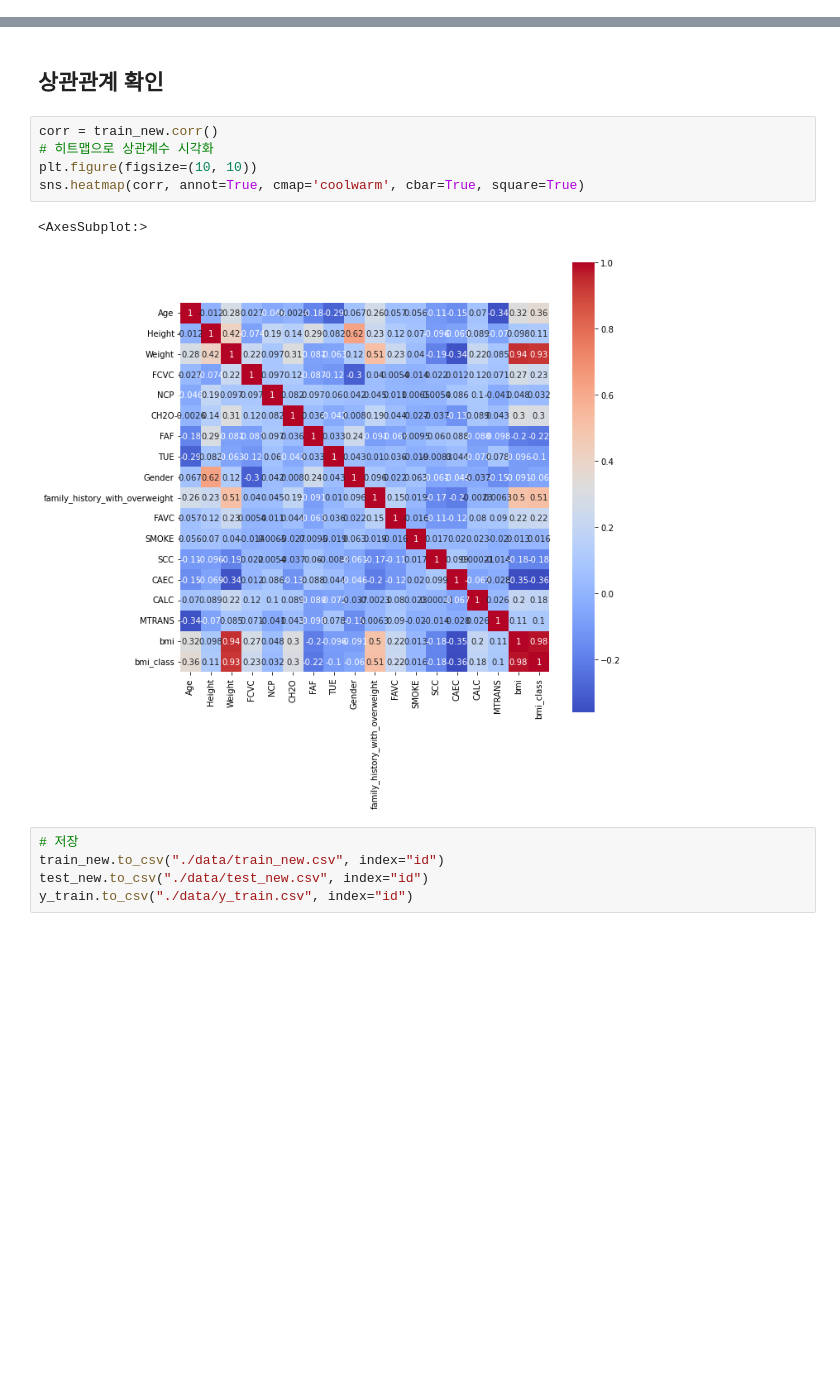
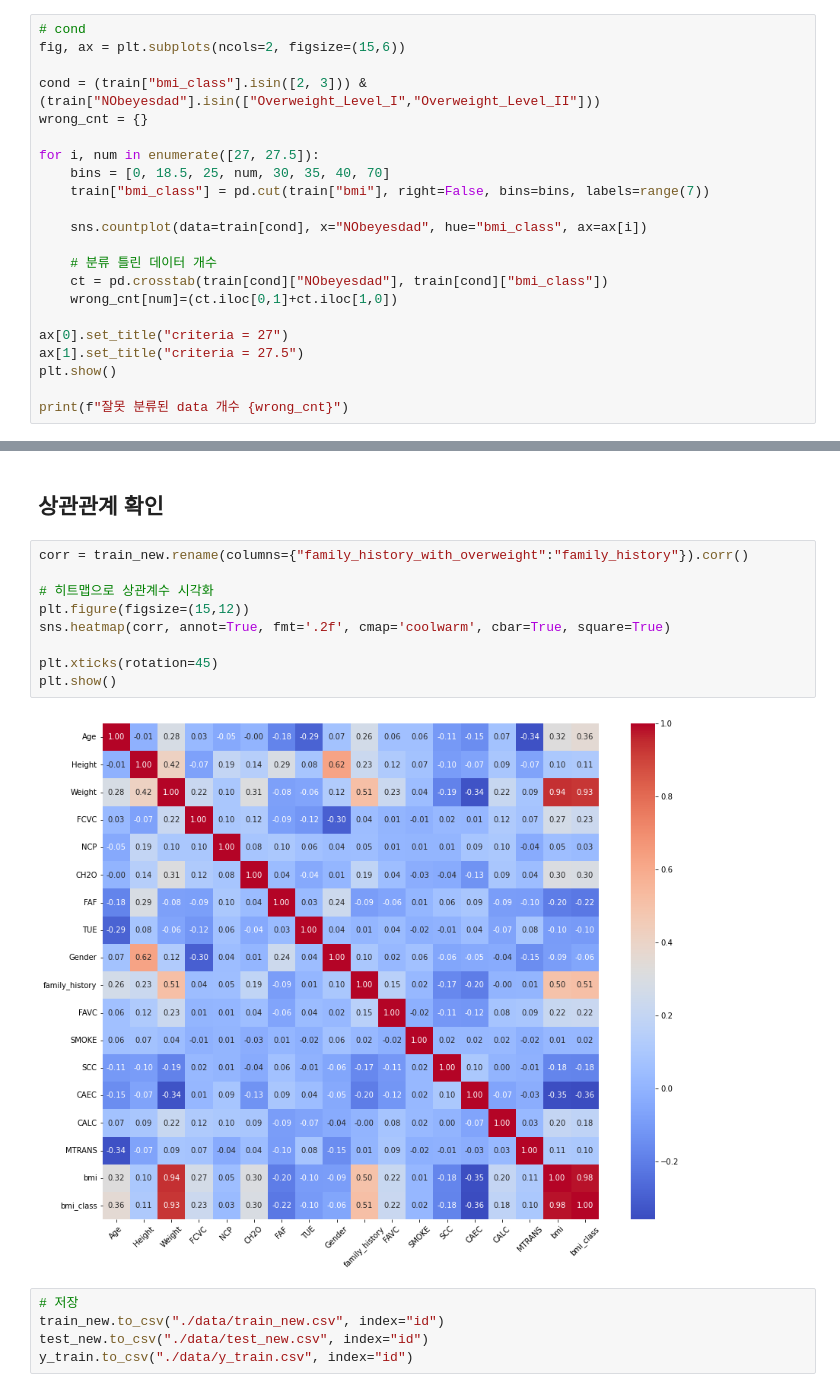
Before and after one commit to h1cho/DAStudy-sun, a Jupyter notebook: HYEWON/Multi-Class Prediction of Obesity Risk_modeling.ipynb, the cells around one changed output, grey strips where cells are left out. Drawn from its saved outputs; the diff is of its cells as text; blank space fills up the shorter version.

```diff
--- a/HYEWON/Multi-Class Prediction of Obesity Risk_modeling.ipynb
+++ b/HYEWON/Multi-Class Prediction of Obesity Risk_modeling.ipynb
@@ -296,0 +299,22 @@ sns.countplot(data=train[(train["bmi_class"]==2)|(train["bmi_class"]==3)], x="NO
+# %%
+# cond
+fig, ax = plt.subplots(ncols=2, figsize=(15,6))
+
+cond = (train["bmi_class"].isin([2, 3])) & (train["NObeyesdad"].isin(["Overweight_Level_I","Overweight_Level_II"]))
+wrong_cnt = {}
+
+for i, num in enumerate([27, 27.5]):
+    bins = [0, 18.5, 25, num, 30, 35, 40, 70]
+    train["bmi_class"] = pd.cut(train["bmi"], right=False, bins=bins, labels=range(7))
+
+    sns.countplot(data=train[cond], x="NObeyesdad", hue="bmi_class", ax=ax[i])
+
+    # 분류 틀린 데이터 개수
+    ct = pd.crosstab(train[cond]["NObeyesdad"], train[cond]["bmi_class"])
+    wrong_cnt[num]=(ct.iloc[0,1]+ct.iloc[1,0])
+
+ax[0].set_title("criteria = 27")
+ax[1].set_title("criteria = 27.5")
+plt.show()
+
+print(f"잘못 분류된 data 개수 {wrong_cnt}")
@@ -351,13 +377,16 @@ test_new
 # %% [markdown]
 ## 상관관계 확인
 # %%
-corr = train_new.corr()
+corr = train_new.rename(columns={"family_history_with_overweight":"family_history"}).corr()
+
 # 히트맵으로 상관계수 시각화
-plt.figure(figsize=(10, 10))
-sns.heatmap(corr, annot=True, cmap='coolwarm', cbar=True, square=True)
+plt.figure(figsize=(15,12))
+sns.heatmap(corr, annot=True, fmt='.2f', cmap='coolwarm', cbar=True, square=True)
+
+plt.xticks(rotation=45)
+plt.show()
 # %% [output]
-<AxesSubplot:>
-[figure, old version]
+[figure, new version]
 # %%
 # 저장
 train_new.to_csv("./data/train_new.csv", index="id")
```
Also changed, not shown: parts of 75 cells of this notebook.
